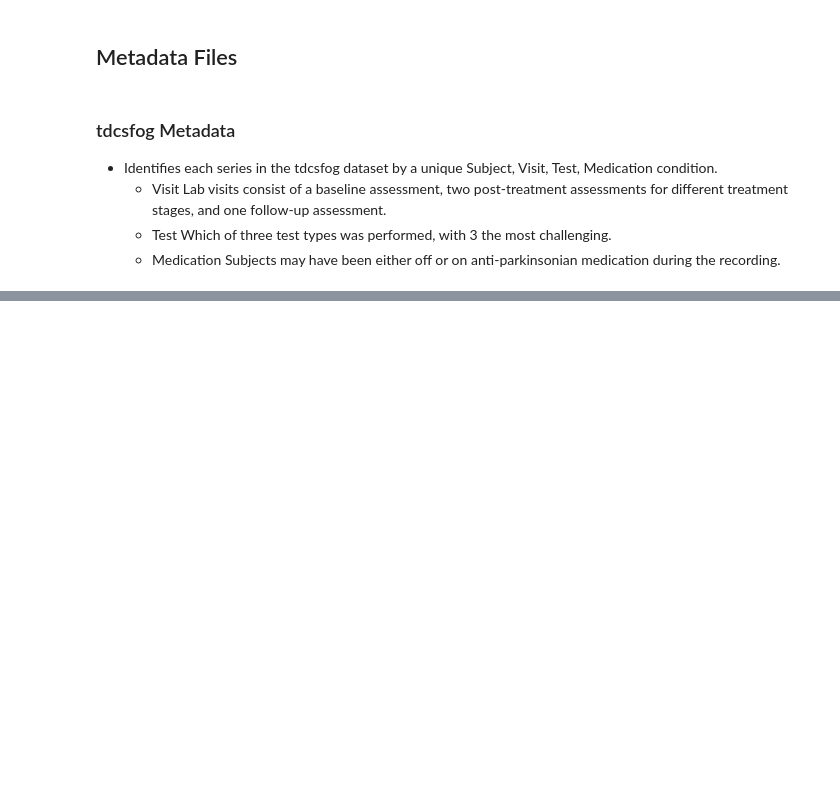
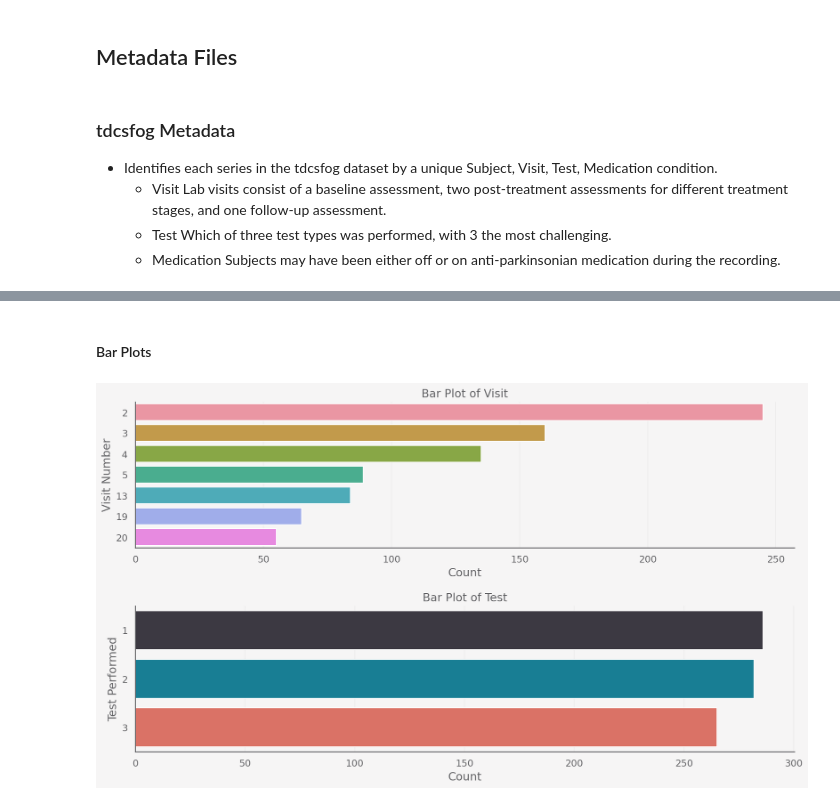
Before and after one commit to Graham-Broughton/Parkinson-gait, a Jupyter notebook: notebooks/1.EDA.ipynb, the cells around one changed output, grey strips where cells are left out. Drawn from its saved outputs; the diff is of its cells as text; code cells hidden in the pictures; blank space fills up the shorter version.

```diff
--- a/notebooks/1.EDA.ipynb
+++ b/notebooks/1.EDA.ipynb
@@ -452,0 +456,6 @@ gc.collect()
+# %%
+tdcsfog_meta = pd.read_csv(f'{CFG.DATA_PATH}/tdcsfog_metadata.csv')
+
+print(f'\t{gld}Shape of tdcsfog metadata \t --> \t {red}{tdcsfog_meta.shape}{res}')
+display(stylize_simple(tdcsfog_meta.head(5), 'tdcsfog metadata, top 5 rows (hover to magnify)'))
+display(stylize_describe(tdcsfog_meta, dataset_name='tdcsfog metadata'))
@@ -452,0 +497,25 @@ gc.collect()
+# %% [markdown]
+#### Bar Plots
+# %%
+tdcsfog_meta_visit_counts = tdcsfog_meta['Visit'].value_counts()
+tdcsfog_meta_test_counts = tdcsfog_meta['Test'].value_counts()
+
+features = [tdcsfog_meta_visit_counts, tdcsfog_meta_test_counts]
+
+fig, axes = plt.subplots(2, 1, figsize=(15, 8))
+
+sns.barplot(y=tdcsfog_meta_visit_counts.index, x=tdcsfog_meta_visit_counts.values, ax=axes[0], orient='h')
+axes[0].set_title('Bar Plot of Visit')
+axes[0].set_ylabel('Visit Number')
+
+sns.barplot(y=tdcsfog_meta_test_counts.index, x=tdcsfog_meta_test_counts.values, ax=axes[1], orient='h')
+axes[1].set_title('Bar Plot of Test')
+axes[1].set_ylabel('Test Performed')
+
+for ax in axes:
+    ax.spines['left'].set_visible(True)
+    ax.set_xlabel('Count')
+
+plt.subplots_adjust(hspace=0.4)
+# %% [output]
+[figure, added]
```
Also changed, not shown: parts of 49 cells of this notebook, 9 other files.
